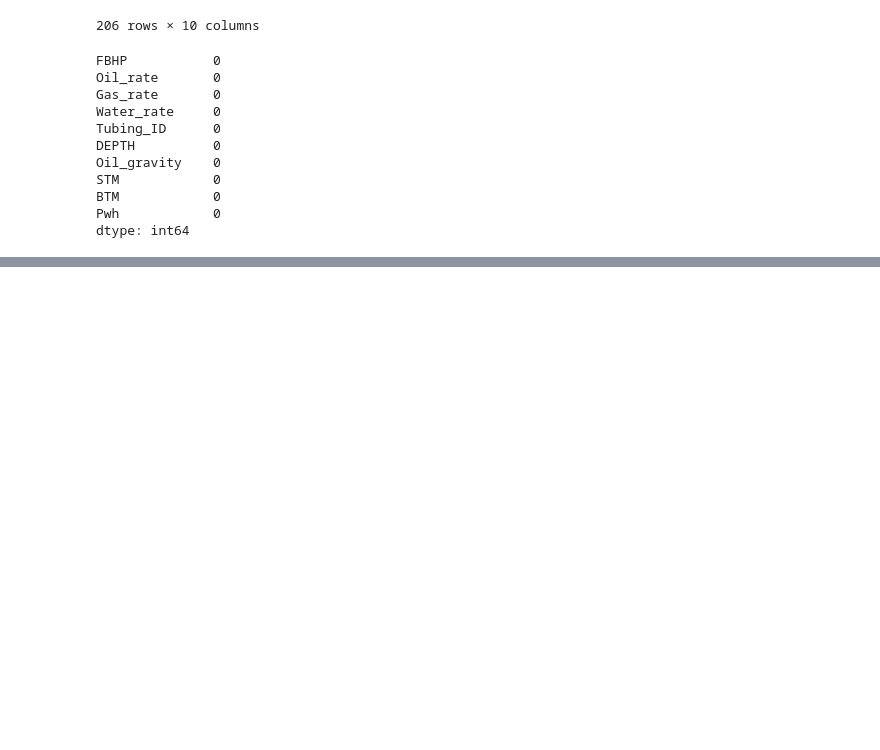
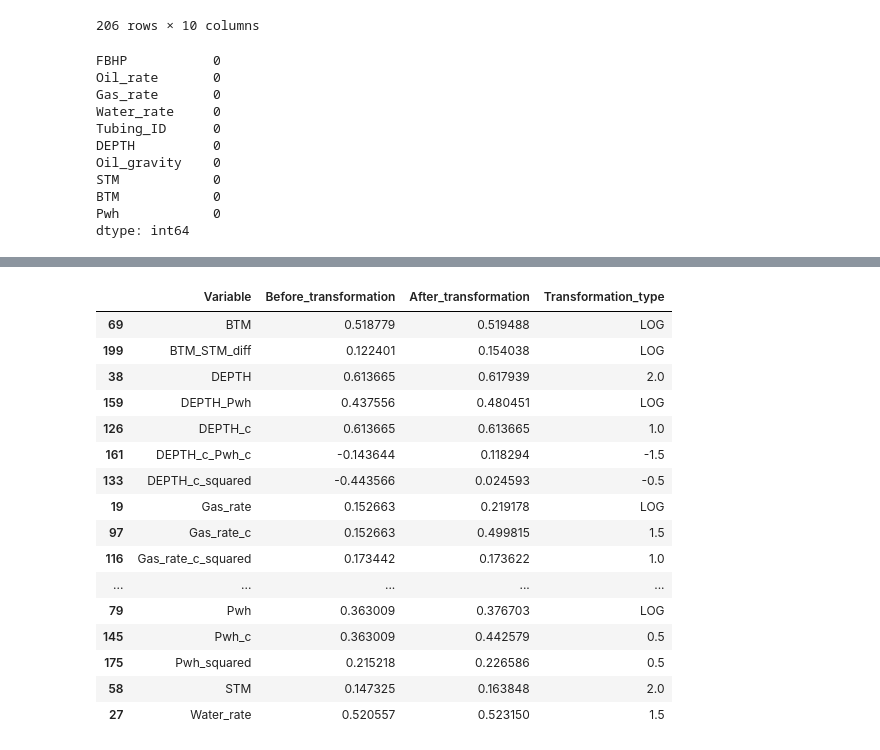
Before and after one commit to ashrafalaghbari/ProBHP, a Jupyter notebook: FBHP_prediction.ipynb, the cells around one changed output, grey strips where cells are left out. Cells and saved outputs as stored; diff of their text form; code cells hidden in the pictures; blank space fills up the shorter version.

```diff
--- a/FBHP_prediction.ipynb
+++ b/FBHP_prediction.ipynb
@@ -490,0 +142,16 @@ plt.show()
+# %%
+# Create higher order terms and interaction terms to capture non-linearity in TRAINING SET
+# Perform linear transformation (subtraction) and centering predictors to reduce multicollinearity
+# c dentoes the variable is centered around the mean
+train_X['Oil_rate_c'] =  train_X['Oil_rate'] - train_X['Oil_rate'].mean()
+train_X['Gas_rate_c'] = train_X['Gas_rate'] - train_X['Gas_rate'].mean()
+train_X['Oil_rate_c_squared'] = train_X['Oil_rate_c']**2
+train_X['Gas_rate_c_squared'] = train_X['Gas_rate_c']**2
+train_X['DEPTH_c'] = train_X['DEPTH'] -  train_X['DEPTH'].mean()
+train_X['DEPTH_c_squared'] = train_X['DEPTH_c']**2
+train_X['Pwh_c'] = train_X['Pwh'] -  train_X['Pwh'].mean()
+train_X['DEPTH_Pwh'] = train_X['DEPTH'] * train_X['Pwh']
+train_X['DEPTH_c_Pwh_c'] = train_X['DEPTH_c'] * train_X['Pwh_c']
+train_X['Pwh_squared'] = train_X['Pwh_c']**2
+train_X['Oil_c_Gas_c'] = train_X['Oil_rate_c'] * train_X['Gas_rate_c']
+train_X['BTM_STM_diff'] = train_X['BTM'] - train_X['STM']
@@ -490,0 +189,58 @@ plt.show()
+# %%
+# Linearly transform predictors
+column_names = []
+Linear_transformed = []
+# Exclude variables with 'Tubing' in their name
+col_without_tubing = [col for col in train_X.columns if not col.startswith('Tubing')]
+df_without_tubing = train_X[col_without_tubing]
+for col in df_without_tubing.corr():
+    # Track the transformed variable
+    column_names.append(col)
+    for i in np.arange(-2, 2.5, 0.5):
+        # Transform the variable in df_without_tubing
+        X = df_without_tubing[col]**i
+        # compute the correlation
+        linear_correlation = X.corr(train_y.squeeze())
+        Linear_transformed.append([i, linear_correlation])
+    # compute the correlation after logarithmic transformation
+    # Check if the column has any negative values
+    if any(df_without_tubing[col] < 0):
+        # If the column has negative values, skip the transformation
+        Linear_transformed.append(['LOG', np.nan])
+    else:
+        # If the column does not have negative values, apply the transformation
+        # add a small number to the variableto avoid divide by zero error
+        log_transformed = np.log(df_without_tubing[col]+1e-10)
+        linear_correlation_log = log_transformed.corr(train_y.squeeze())
+        Linear_transformed.append(["LOG", linear_correlation_log])
+
+# Create a df for the correation of the transformed predictor and the correspodning scaling parameter
+Linear_transformed = pd.DataFrame(Linear_transformed, columns=["Transformation", "Correlation"])
+# # Calculates the length of the list generated by scaling for each variable and adds 1 to account for
+# #  the logarithmic transformation that was also performed.
+LinearTransform["Variable"] = np.repeat(column_names, len(np.arange(-2, 2.5, 0.5)) + 1)
+
+# Group the data by column 'B'
+grouped = LinearTransform.groupby('Variable')
+
+# Apply the idxmax function to each group
+max_index = grouped['Correlation'].idxmax()
+
+# Extract the rows corresponding to the max value in each group
+result = LinearTransform.loc[max_index]
+
+#merge the perason correlation before and after transformation
+train = pd.concat([df_without_tubing, train_y], axis=1).corr().iloc[-1]
+result = result.merge(train, left_on='Variable', right_index=True)
+# rename the columns according to the specified transformations
+result = result.rename(columns={
+    'Transformation': 'Transformation_type',
+    'Correlation': 'After_transformation',
+    'FBHP': 'Before_transformation'
+})
+
+# Reorder the columns according to the specified order
+result = result.reindex(columns=['Variable', 'Before_transformation', 'After_transformation', 'Transformation_type'])
+print('The linear correlation (Pearson) of predictors with Target feature (FBHP) before and after transformation')
+result
+# %% [output]
@@ -490,0 +248,17 @@ plt.show()
+|  | Variable | Before_transformation | After_transformation | Transformation_type |
+| 69 | BTM | 0.518779 | 0.519488 | LOG |
+| 199 | BTM_STM_diff | 0.122401 | 0.154038 | LOG |
+| 38 | DEPTH | 0.613665 | 0.617939 | 2.0 |
+| 159 | DEPTH_Pwh | 0.437556 | 0.480451 | LOG |
+| 126 | DEPTH_c | 0.613665 | 0.613665 | 1.0 |
+| 161 | DEPTH_c_Pwh_c | -0.143644 | 0.118294 | -1.5 |
+| 133 | DEPTH_c_squared | -0.443566 | 0.024593 | -0.5 |
+| 19 | Gas_rate | 0.152663 | 0.219178 | LOG |
+| 97 | Gas_rate_c | 0.152663 | 0.499815 | 1.5 |
+| 116 | Gas_rate_c_squared | 0.173442 | 0.173622 | 1.0 |
+| ... | ... | ... | ... | ... |
+| 79 | Pwh | 0.363009 | 0.376703 | LOG |
+| 145 | Pwh_c | 0.363009 | 0.442579 | 0.5 |
+| 175 | Pwh_squared | 0.215218 | 0.226586 | 0.5 |
+| 58 | STM | 0.147325 | 0.163848 | 2.0 |
+| 27 | Water_rate | 0.520557 | 0.523150 | 1.5 |
```
Also changed, not shown: parts of 54 cells of this notebook.
